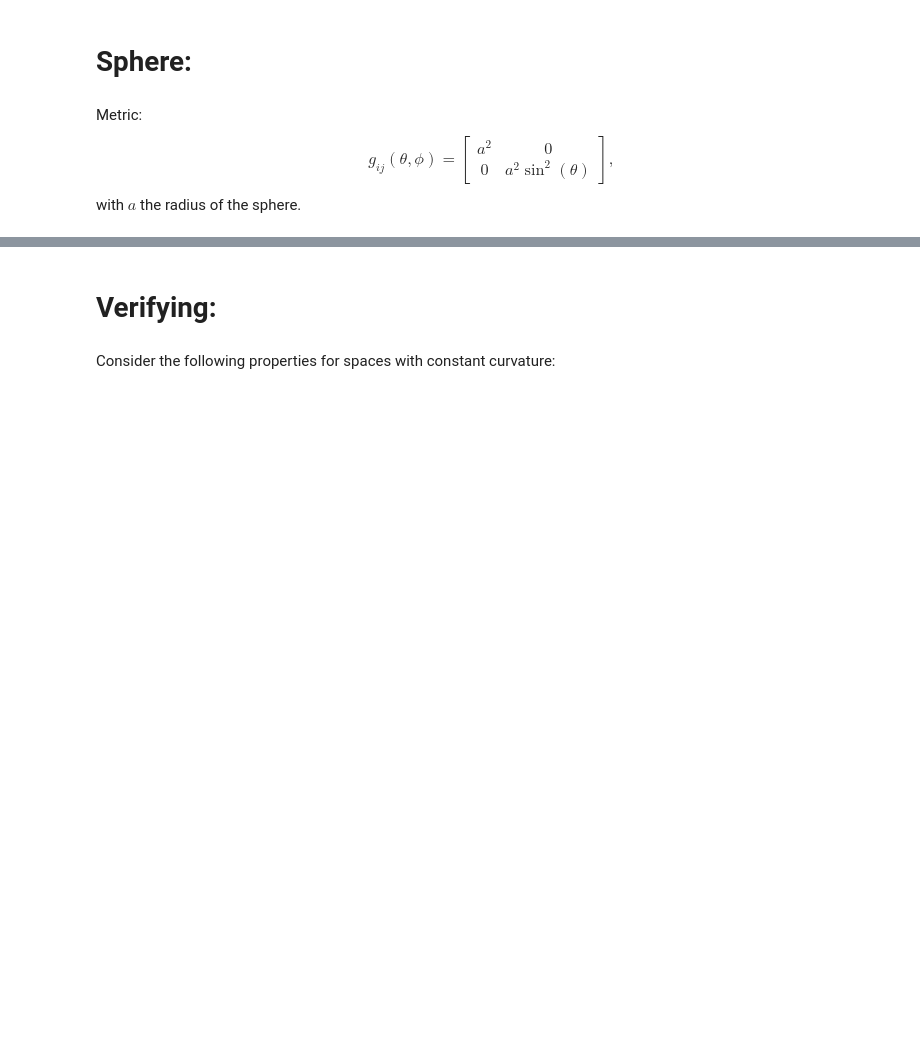
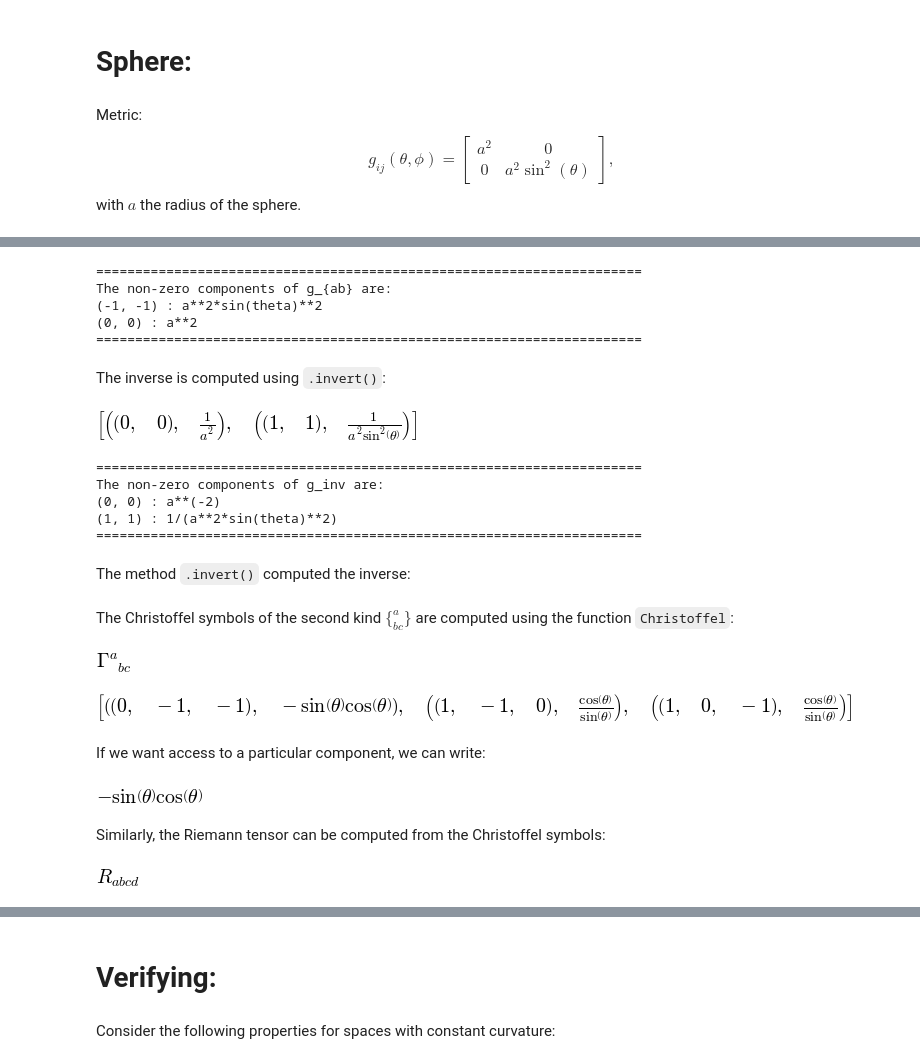
Before and after one commit to nataly-nicole/GRpy, a Jupyter notebook: sphere.ipynb, the cells around one changed output, grey strips where cells are left out. Drawn from its saved outputs; the diff is of its cells as text; code cells hidden in the pictures; blank space fills up the shorter version.

```diff
--- a/sphere.ipynb
+++ b/sphere.ipynb
@@ -132,0 +49,28 @@ The Other scalar is:
+# %%
+gab.__str__()
+# %% [output]
+======================================================================
+The non-zero components of g_{ab} are:
+(-1, -1) : a**2*sin(theta)**2
+(0, 0) : a**2
+======================================================================
+# %% [markdown]
+The inverse is computed using `.invert()`:
+# %%
+ginv = gab.invert()
+# %%
+ginv.getNonZero()
+# %% [output]
+[figure, added]
+# %%
+ginv.__str__()
+# %% [output]
+======================================================================
+The non-zero components of g_inv are:
+(0, 0) : a**(-2)
+(1, 1) : 1/(a**2*sin(theta)**2)
+======================================================================
+# %% [markdown]
+The method `.invert()` computed the inverse:
+# %% [markdown]
+The Christoffel symbols of the second kind $\{^a_{bc}\}$ are computed using the function `Christoffel`:
@@ -132,0 +79,16 @@ The Other scalar is:
+# %%
+chris.symbol
+# %% [output]
+[figure, added]
+# %%
+chris.getNonZero()
+# %% [output]
+[figure, added]
+# %% [markdown]
+If we want access to a particular component, we can write:
+# %%
+chris.components[(0,-1,-1)]
+# %% [output]
+[figure, added]
+# %% [markdown]
+Similarly, the Riemann tensor can be computed from the Christoffel symbols:
@@ -132,0 +97,4 @@ The Other scalar is:
+# %%
+riem.symbol
+# %% [output]
+[figure, added]
```
Also changed, not shown: parts of 56 cells of this notebook.
